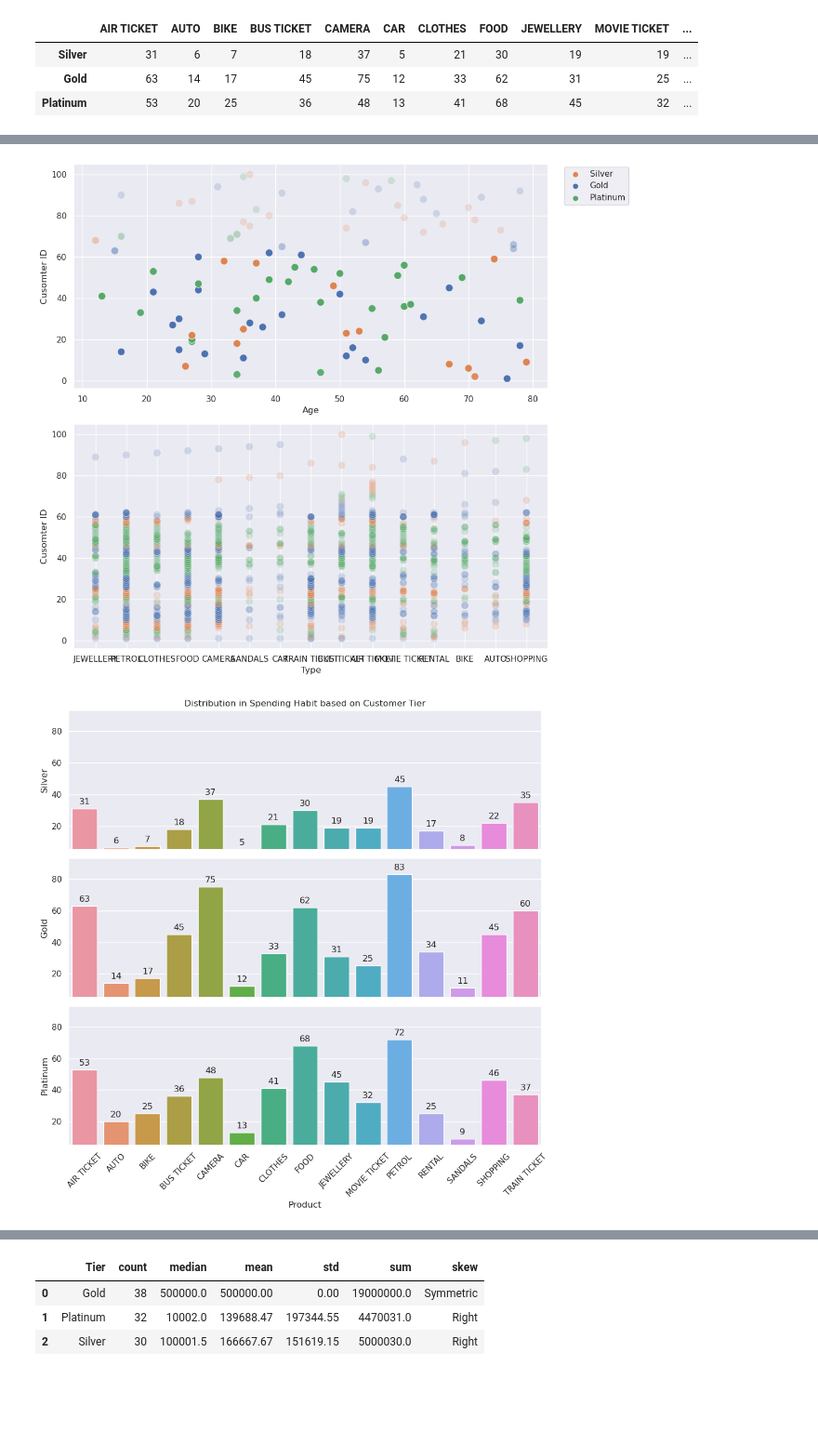
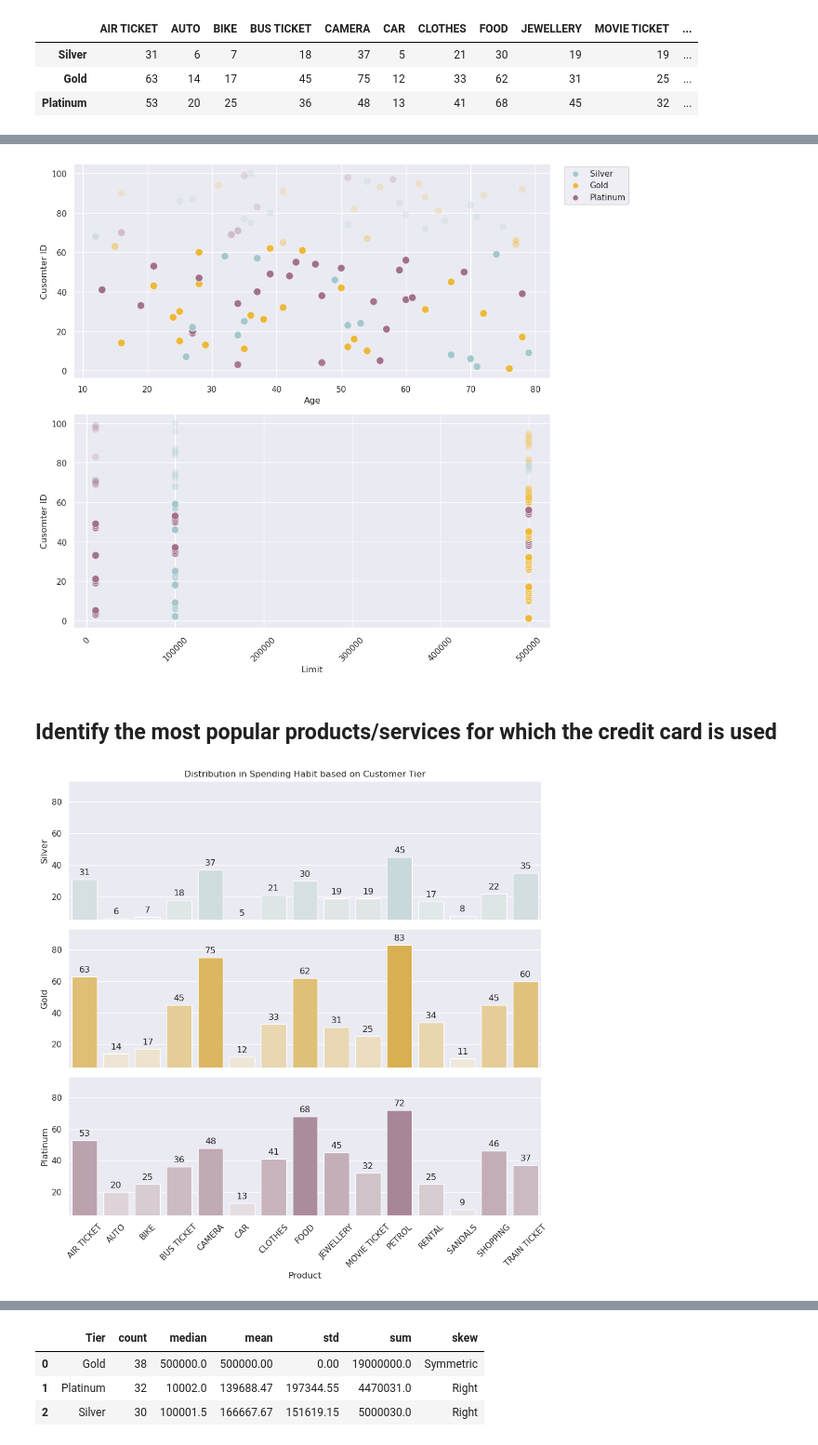
Before and after one commit to laysiong/Data-Analysis-Projects, a Jupyter notebook: credit-card-exploratory-data-analysis.ipynb, the cells around one changed output, grey strips where cells are left out. Shown at 93% size. Drawn from its saved outputs; the diff is of its cells as text; code cells hidden in the pictures; blank space fills up the shorter version.

Commit message:
Kaggle Notebook | Credit Card Exploratory Data Analysis | Version 20

```diff
--- a/credit-card-exploratory-data-analysis.ipynb
+++ b/credit-card-exploratory-data-analysis.ipynb
@@ -44,12 +44,15 @@ Repay_df.shape
 Repay_cy_df = Repay_cy_df.drop(labels='Unnamed: 4', axis=1)
 Repay_cy_df['SL No:'] = Repay_cy_df.index+1
 Repay_cy_df = Repay_cy_df.dropna()
+Repay_cy_df = Repay_cy_df.rename(columns={"Month":"Date","Amount":"Repay Amt"})
 
 #Corret Spelling
 Cus_cy_df = Cus_df.rename(columns={"Product":"Tier"})
 Cus_cy_df['Tier'] = Cus_cy_df['Tier'].replace('Platimum', 'Platinum')
 
+
 Spend_cy_df['Type']= Spend_cy_df['Type'].replace('PETRO','PETROL')
+Spend_cy_df = Spend_cy_df.rename(columns={"Month":"Date","Amount":"Spend Amt"})
 
 
 
@@ -149,0 +205,9 @@ Cus_N_Spend_df.head(5)
+# %%
+Cus_N_Spend_df=Cus_N_Spend_df.rename(columns={"Month": "Date"})
+# %%
+# Split the 'Month' column into a DataFrame with 'Year', 'Month', and 'Day' columns
+split_date = Cus_N_Spend_df['Date'].str.split('-', expand=True)
+split_date.columns = ['Day', 'Month', 'Year']
+
+# Add the new columns to the original DataFrame
+Cus_N_Spend_df = pd.concat([Cus_N_Spend_df, split_date], axis=1)
@@ -151,10 +230,13 @@ Cus_N_Spend_df.head(5)
 # Create a figure and a grid of subplots
 fig, axes = plt.subplots(nrows=2, ncols=1, figsize=(10,10))
 
+#color plattee
+color_palette=['#F0B93A','#A4C7CE','#A2708A']
+
 # Create the first scatter plot on the first subplot
-sns.scatterplot(x='Age', y='No', hue='Tier', data=Cus_N_Spend_df,s=100,alpha=0.2, ax=axes[0])
+sns.scatterplot(x='Age', y='No', hue='Tier', data=Cus_N_Spend_df,s=100,alpha=0.2,palette=color_palette,ax=axes[0])
 
-sns.scatterplot(x='Type', y='No', hue='Tier', data=Cus_N_Spend_df,s=100,alpha=0.2 ,ax=axes[1])
+sns.scatterplot(x='Limit', y='No', hue='Tier', data=Cus_N_Spend_df,s=100,alpha=0.2,palette=color_palette,ax=axes[1])
 
 # Remove the legend from the first subplot
 axes[0].get_legend().remove()
@@ -168,15 +250,17 @@ sorted_handles, sorted_labels = zip(*sorted(zip(handles, labels), key=lambda x:
 
 fig.legend(sorted_handles,sorted_labels, loc='upper left', bbox_to_anchor=(1, 0.985))
 
-
 ylabel = "Cusomter ID"
 axes[0].set_ylabel(ylabel = ylabel)
 axes[1].set_ylabel(ylabel = ylabel)
+axes[1].set_xticklabels(axes[1].get_xticklabels(), rotation=45)
 
 plt.tight_layout()
 plt.show()
 # %% [output]
-[figure, old version]
+[figure, new version]
+# %% [markdown]
+<h2>Identify the most popular products/services for which the credit card is used</h2>
 # %%
 #What are their spending habit in differnt Teir?
 
@@ -185,52 +269,68 @@ data_merged = Cus_N_Spend_df.groupby(['Tier', 'Type']).size().reset_index(name='
 order = data_merged['Type'].value_counts().index
 
 # Filter data by a specific product, e.g., 'Platinum'
-filtered_data_ax1 = data_merged[data_merged['Tier'] == 'Gold']
-filtered_data_ax2 = data_merged[data_merged['Tier'] == 'Silver']
+filtered_data_ax1 = data_merged[data_merged['Tier'] == 'Silver']
+filtered_data_ax2 = data_merged[data_merged['Tier'] == 'Gold']
 filtered_data_ax3 = data_merged[data_merged['Tier'] == 'Platinum']
+
+
+max_count = filtered_data_ax2['Count'].max()
 
 # Set up the matplotlib figure
 f,(ax1,ax2,ax3) = plt.subplots(3,1,figsize=(10, 10), sharex=True)
 
 
-sns.barplot(data=filtered_data_ax2, x='Type', y='Count',ax=ax1)
+# Create the Seaborn color palette
+grad_color_s = sns.light_palette("#A4C7CE", reverse=False, as_cmap=True)
+grad_color_g = sns.light_palette("#F0B93A", reverse=False, as_cmap=True)
+grad_color_p = sns.light_palette("#A2708A", reverse=False, as_cmap=True)
+
+
+# Normalize the 'Count' data and map to the color palette
+palette_s = [grad_color_s(count/max_count) for count in filtered_data_ax1['Count']]
+palette_g = [grad_color_g(count/max_count) for count in filtered_data_ax2['Count']]
+palette_p = [grad_color_p(count/max_count) for count in filtered_data_ax3['Count']]
+
+
+sns.barplot(data=filtered_data_ax1, x='Type', y='Count',palette=palette_s,ax=ax1)
 ax1.set_ylabel("Silver")
 
-sns.barplot(data=filtered_data_ax1, x='Type', y='Count',ax=ax2)
+
+sns.barplot(data=filtered_data_ax2, x='Type', y='Count',palette=palette_g,ax=ax2)
 ax2.set_ylabel("Gold")
 
-sns.barplot(data=filtered_data_ax3, x='Type', y='Count',ax=ax3)
+sns.barplot(data=filtered_data_ax3, x='Type', y='Count',palette=palette_p,ax=ax3)
 ax3.set_ylabel("Platinum")
 
 
 ax1.set_title('Distribution in Spending Habit based on Customer Tier')
 ax1.set_xlabel('')
 ax2.set_xlabel('')
 ax3.set_xlabel('Product')
 
 plt.xticks(rotation=45)  # Rotate x-axis labels for better visibility
 
 # Set y-axis limits to min and max values
 ax1.set_ylim(data_merged['Count'].min(), data_merged['Count'].max()+10)
 ax2.set_ylim(data_merged['Count'].min(), data_merged['Count'].max()+10)
 ax3.set_ylim(data_merged['Count'].min(), data_merged['Count'].max()+10)
 
 
 # Annotate values on the bars
 def annotate_bars(ax):
     for p in ax.patches:
         ax.annotate(format(p.get_height(), '.0f'),
                     (p.get_x() + p.get_width() / 2., p.get_height()),
                     ha = 'center', va = 'center',
                     xytext = (0, 9),
                     textcoords = 'offset points')
 
 annotate_bars(ax1)
 annotate_bars(ax2)
 annotate_bars(ax3)
 
 # Finalize the plot
 plt.tight_layout(h_pad=1)
 plt.show()
 # %% [output]
-[figure, old version]
+[figure, new version]
```
Also changed, not shown: parts of 21 cells of this notebook.
